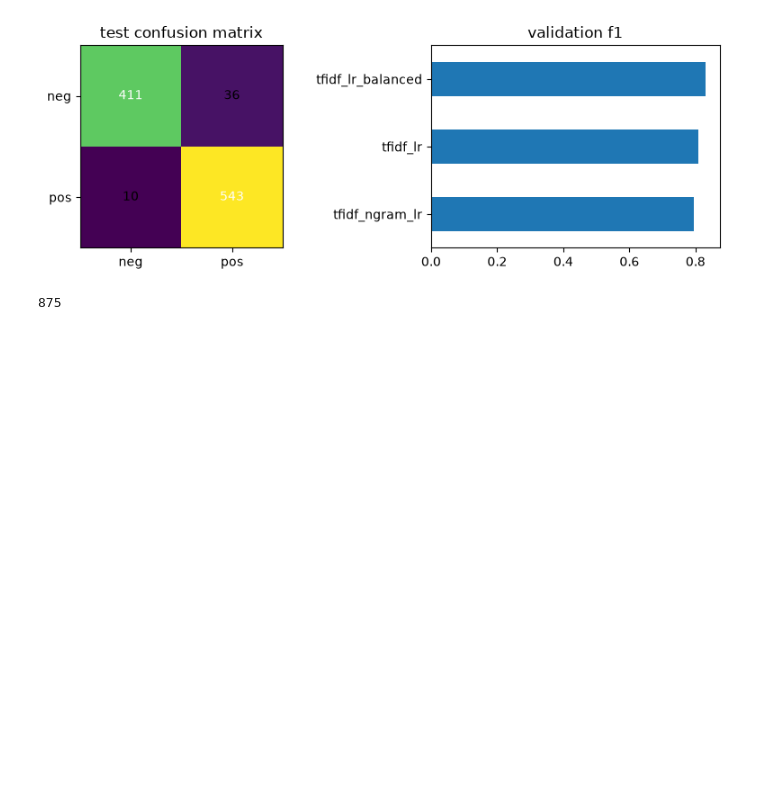
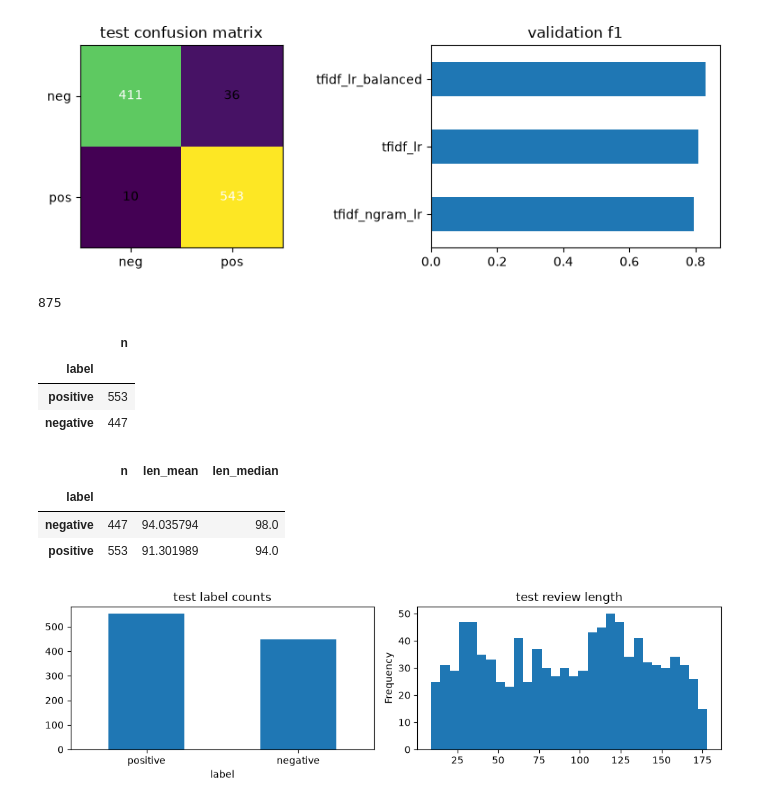
Before and after one commit to ntiensiit/HF-Cleanlab-amazon-reviews-sentiment-analysis, a Jupyter notebook: main.ipynb, the cells around one changed output. Cells and saved outputs as stored; diff of their text form; code cells hidden in the pictures; blank space fills up the shorter version.

```diff
--- a/main.ipynb
+++ b/main.ipynb
@@ -94,9 +98,24 @@ plt.tight_layout(); fig.savefig(OUT / "eda_raw.png", dpi=150, bbox_inches="tight
 | negative | 1908 | 96.730608 | 101.0 |
 | positive | 3092 | 89.928202 | 93.0 |
 [figure]
+# %%
+miss_tr = train_work["label"].isna() | train_work["review_text"].isna()
+miss_te = test_clean["label"].isna() | test_clean["review_text"].isna()
+for df, m in ((train_work, miss_tr), (test_clean, miss_te)):
+    for r in df.loc[m, ["split_source", "source_row_id"]].itertuples(index=False):
+        quarantine.append({"split_source": r.split_source, "source_row_id": int(r.source_row_id), "stage": "etl", "reason": "empty_or_missing", "action": "removed"})
+train_work = train_work.loc[~miss_tr].copy()
+test_clean = test_clean.loc[~miss_te].copy()
 # %%
 train_work["label"] = train_work["label"].astype(str).str.strip().str.lower()
 test_clean["label"] = test_clean["label"].astype(str).str.strip().str.lower()
+blank_tr = train_work["label"].eq("")
+blank_te = test_clean["label"].eq("")
+for df, m in ((train_work, blank_tr), (test_clean, blank_te)):
+    for r in df.loc[m, ["split_source", "source_row_id"]].itertuples(index=False):
+        quarantine.append({"split_source": r.split_source, "source_row_id": int(r.source_row_id), "stage": "etl", "reason": "empty_or_missing", "action": "removed"})
+train_work = train_work.loc[~blank_tr].copy()
+test_clean = test_clean.loc[~blank_te].copy()
 allowed = {"positive", "negative"}
 bad_tr = ~train_work["label"].isin(allowed)
 bad_te = ~test_clean["label"].isin(allowed)
@@ -342,3 +385,21 @@ metrics_deduplicated {'accuracy': 0.954, 'precision': 0.9570354325378756, 'recal
 | f1_macro | 0.953184 | 0.953184 |
 [figure]
 875
+# %%
+test_eda = test_clean.assign(char_len=test_clean["review_text_clean"].str.len())
+display(test_eda["label"].value_counts().to_frame("n"))
+display(test_eda.groupby("label").agg(n=("review_text_clean", "size"), len_mean=("char_len", "mean"), len_median=("char_len", "median")))
+fig, ax = plt.subplots(1, 2, figsize=(10, 3))
+test_eda["label"].value_counts().plot(kind="bar", ax=ax[0], title="test label counts", rot=0)
+test_eda["char_len"].plot(kind="hist", bins=30, ax=ax[1], title="test review length")
+plt.tight_layout(); fig.savefig(OUT / "eda_test.png", dpi=150, bbox_inches="tight"); plt.show()
+# %% [output]
+|  | n |
+| label |  |
+| positive | 553 |
+| negative | 447 |
+|  | n | len_mean | len_median |
+| label |  |  |  |
+| negative | 447 | 94.035794 | 98.0 |
+| positive | 553 | 91.301989 | 94.0 |
+[figure, added]
```
Also changed, not shown: parts of 14 cells of this notebook, 9 other files.
